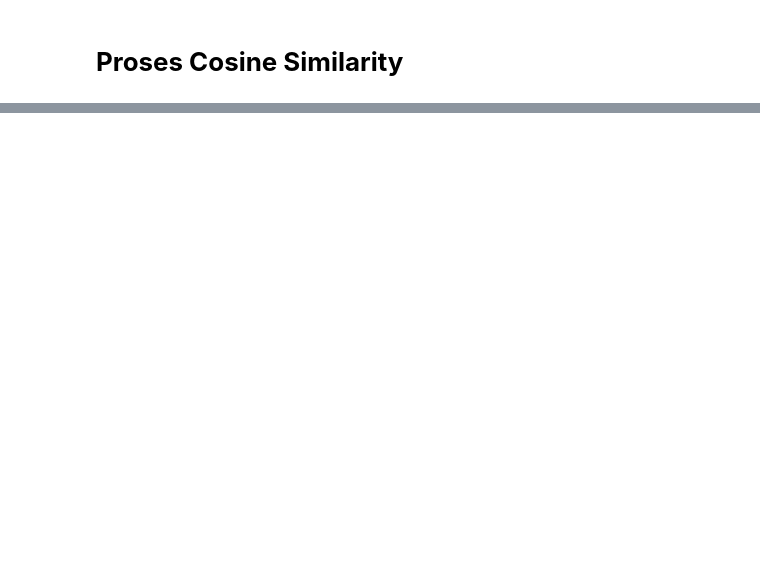
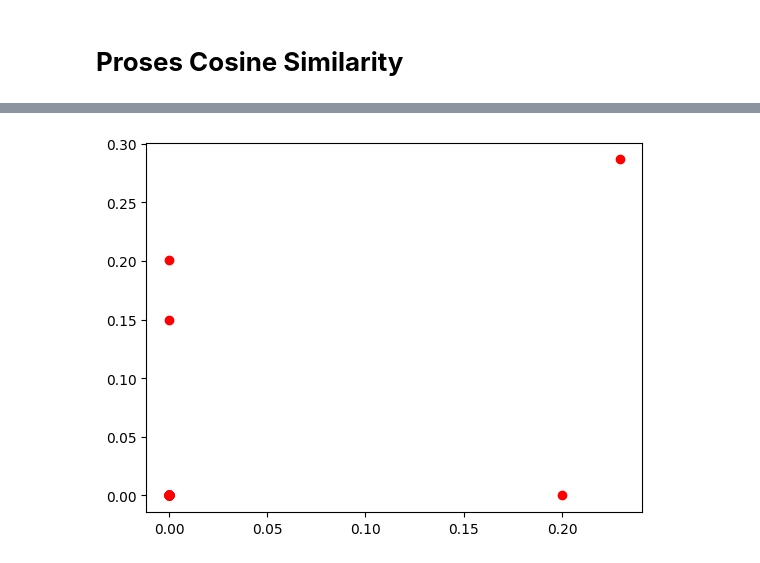
Before and after one commit to AzizLike29/Scrap-App-ML, a Jupyter notebook: scrap_mobile_legends.ipynb, the cells around one changed output, grey strips where cells are left out. Cells and saved outputs as stored; diff of their text form; code cells hidden in the pictures; blank space fills up the shorter version.

```diff
--- a/scrap_mobile_legends.ipynb
+++ b/scrap_mobile_legends.ipynb
@@ -439,0 +478,11 @@ dtype: int64
+# %%
+import matplotlib.pyplot as plt
+from scipy.sparse import csr_matrix
+
+# Convert the sparse matrix to a dense array (NumPy array) if you have enough memory
+text_tf_dense = text_tf.toarray()
+
+plt.plot(text_tf_dense[:,0], text_tf_dense[:,1], 'ro')
+plt.show()
+# %% [output]
+[figure, added]
```
Also changed, not shown: parts of 21 cells of this notebook.
